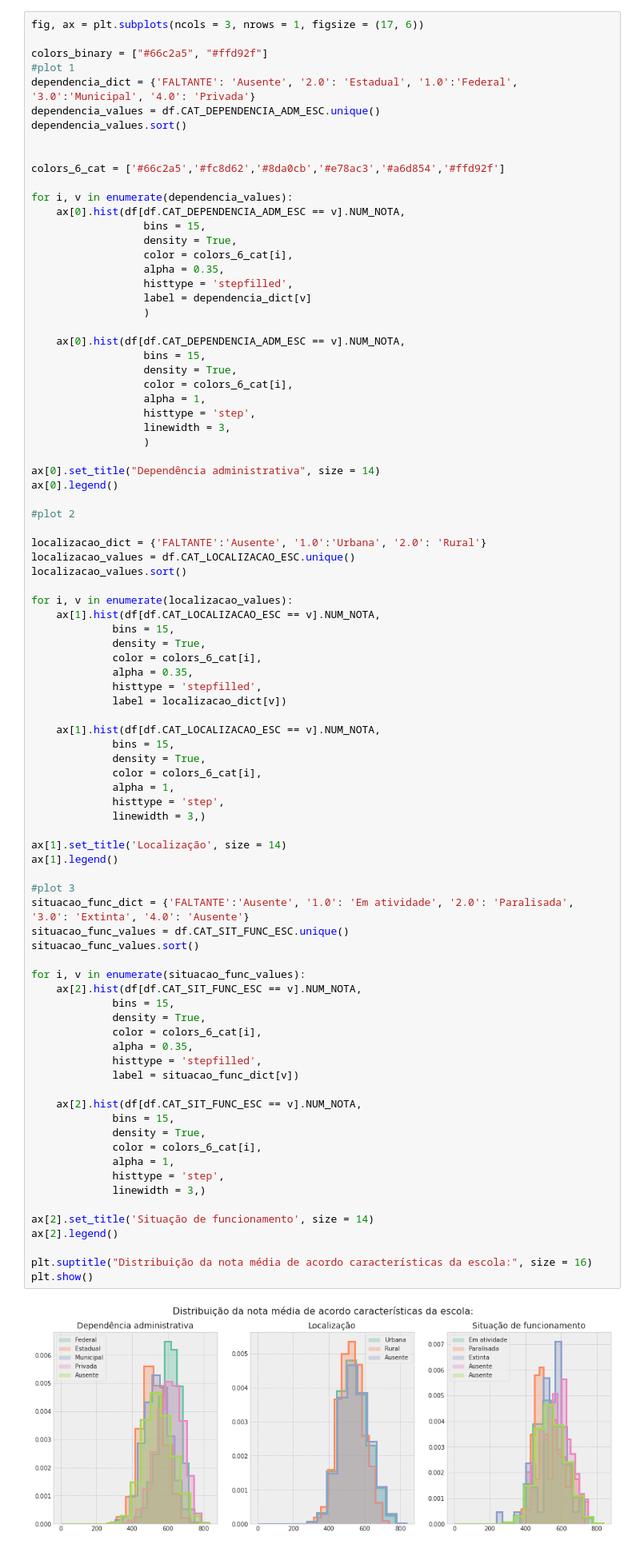
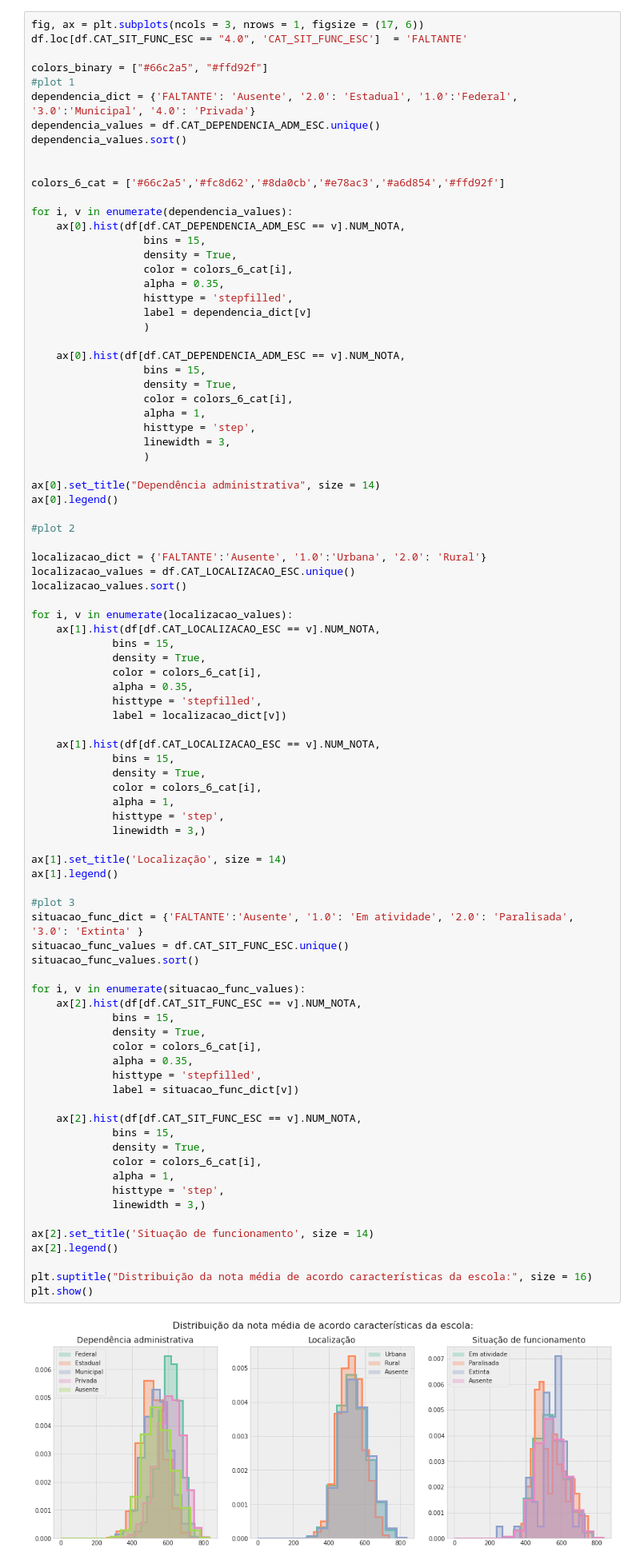
Before and after one commit to GiovaniValdrighi/analise_enem, a Jupyter notebook: Notebooks/analise_exploratoria.ipynb, the cells around one changed output. Shown at 80% size. Drawn from its saved outputs; the diff is of its cells as text.

```diff
--- a/Notebooks/analise_exploratoria.ipynb
+++ b/Notebooks/analise_exploratoria.ipynb
@@ -123,6 +123,7 @@ plt.show()
 [figure]
 # %%
 fig, ax = plt.subplots(ncols = 3, nrows = 1, figsize = (17, 6))
+df.loc[df.CAT_SIT_FUNC_ESC == "4.0", 'CAT_SIT_FUNC_ESC']  = 'FALTANTE'
 
 colors_binary = ["#66c2a5", "#ffd92f"]
 #plot 1
@@ -181,32 +182,32 @@ for i, v in enumerate(localizacao_values):
 ax[1].set_title('Localização', size = 14)
 ax[1].legend()
 
 #plot 3
-situacao_func_dict = {'FALTANTE':'Ausente', '1.0': 'Em atividade', '2.0': 'Paralisada', '3.0': 'Extinta', '4.0': 'Ausente'}
+situacao_func_dict = {'FALTANTE':'Ausente', '1.0': 'Em atividade', '2.0': 'Paralisada', '3.0': 'Extinta' }
 situacao_func_values = df.CAT_SIT_FUNC_ESC.unique()
 situacao_func_values.sort()
 
 for i, v in enumerate(situacao_func_values):
     ax[2].hist(df[df.CAT_SIT_FUNC_ESC == v].NUM_NOTA,
              bins = 15,
              density = True,
              color = colors_6_cat[i],
              alpha = 0.35,
              histtype = 'stepfilled',
              label = situacao_func_dict[v])
 
     ax[2].hist(df[df.CAT_SIT_FUNC_ESC == v].NUM_NOTA,
              bins = 15,
              density = True,
              color = colors_6_cat[i],
              alpha = 1,
              histtype = 'step',
              linewidth = 3,)
 
 ax[2].set_title('Situação de funcionamento', size = 14)
 ax[2].legend()
 
 plt.suptitle("Distribuição da nota média de acordo características da escola:", size = 16)
 plt.show()
 # %% [output]
-[figure, old version]
+[figure, new version]
```
Also changed, not shown: parts of 3 cells of this notebook.
